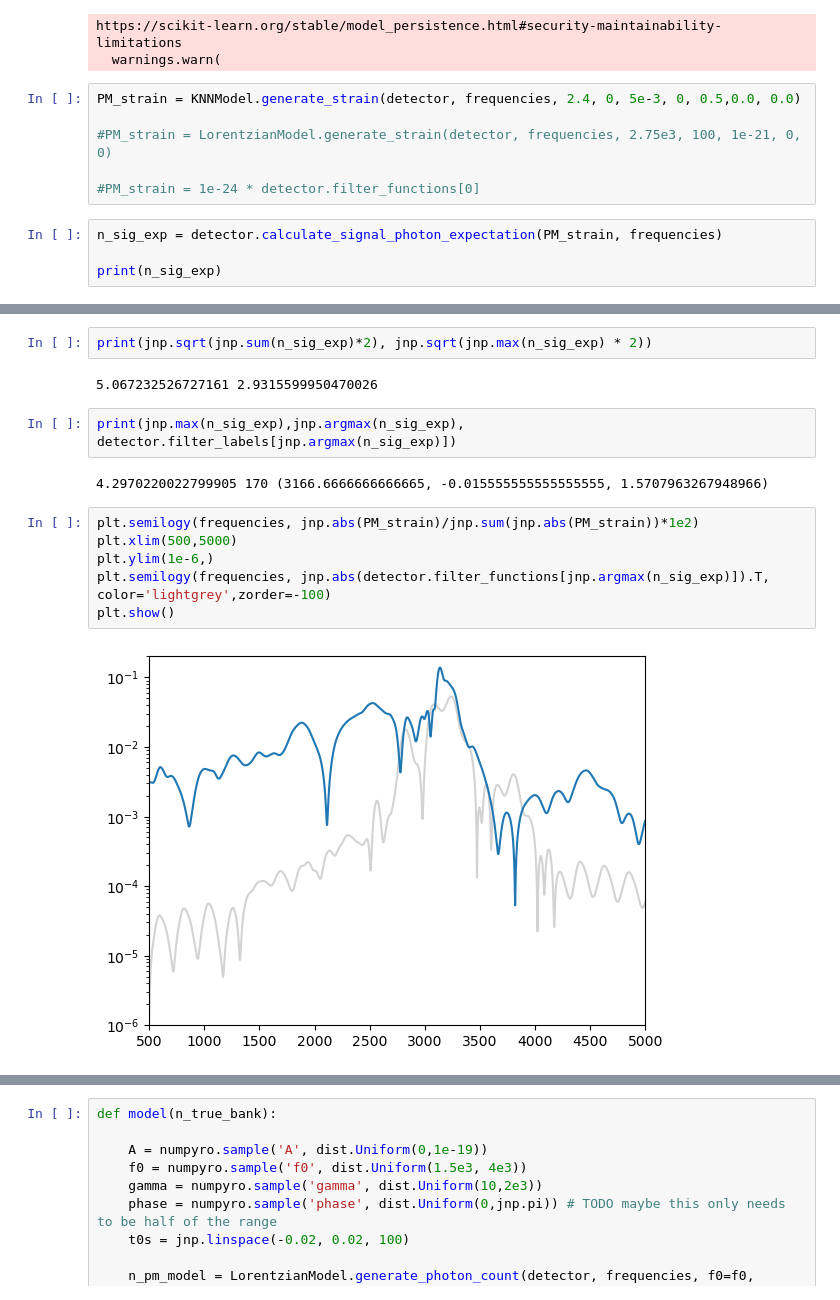
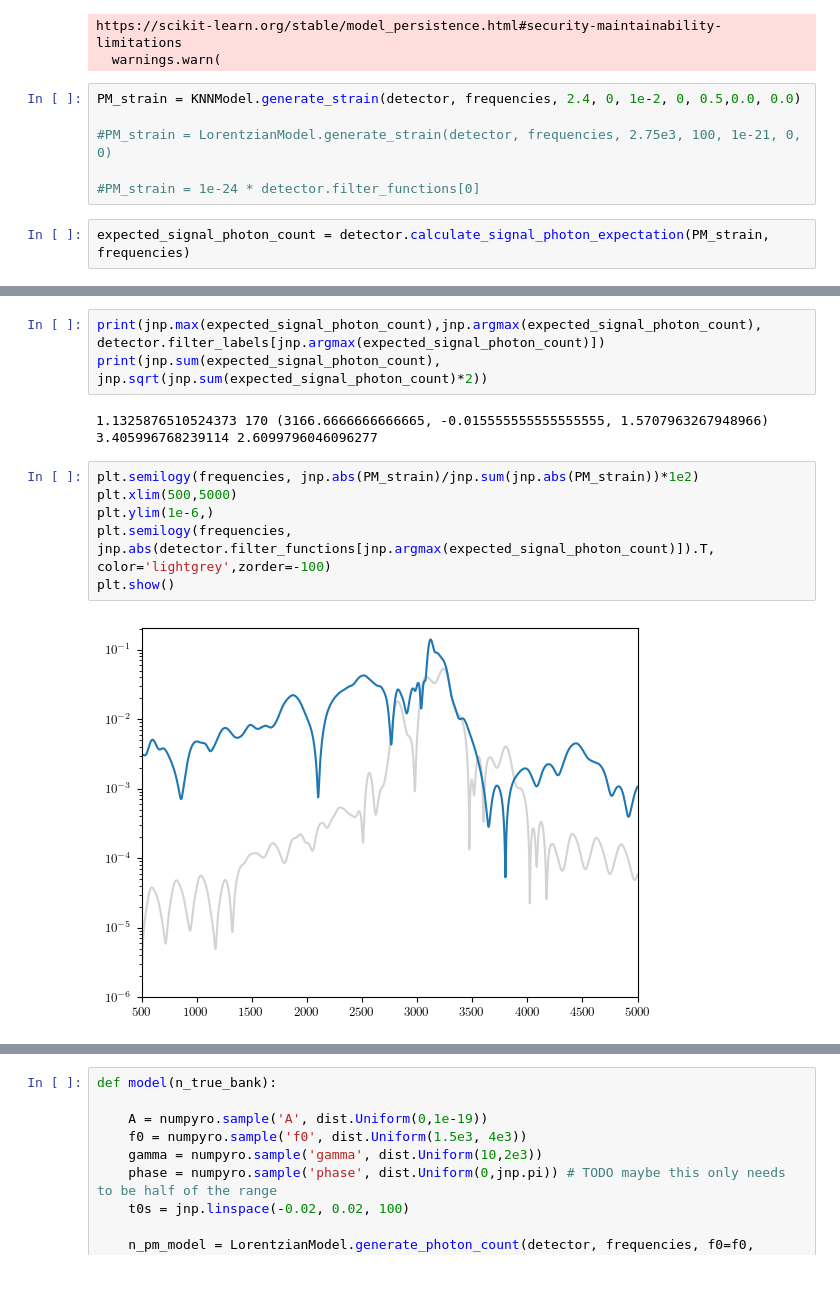
Before and after one commit to ethanpayne42/GWPhotonCounting, a Jupyter notebook: examples/simple_example.ipynb, the cells around one changed output, grey strips where cells are left out. Saved outputs shown, nothing was run; the diff lists cells and outputs as text.

Commit message:
updating with most functionality

```diff
--- a/examples/simple_example.ipynb
+++ b/examples/simple_example.ipynb
@@ -24,12 +37,10 @@ KNNModel = GWPhotonCounting.signal.PostMergerKNN()
 https://scikit-learn.org/stable/model_persistence.html#security-maintainability-limitations
   warnings.warn(
 # %%
-PM_strain = KNNModel.generate_strain(detector, frequencies, 2.4, 0, 5e-3, 0, 0.5,0.0, 0.0)
+PM_strain = KNNModel.generate_strain(detector, frequencies, 2.4, 0, 1e-2, 0, 0.5,0.0, 0.0)
 
 #PM_strain = LorentzianModel.generate_strain(detector, frequencies, 2.75e3, 100, 1e-21, 0, 0)
 
 #PM_strain = 1e-24 * detector.filter_functions[0]
 # %%
-n_sig_exp = detector.calculate_signal_photon_expectation(PM_strain, frequencies)
-
-print(n_sig_exp)
+expected_signal_photon_count = detector.calculate_signal_photon_expectation(PM_strain, frequencies)
@@ -54,16 +47,14 @@ print(n_sig_exp)
-# %%
-print(jnp.sqrt(jnp.sum(n_sig_exp)*2), jnp.sqrt(jnp.max(n_sig_exp) * 2))
-# %% [output]
-5.067232526727161 2.9315599950470026
 # %%
-print(jnp.max(n_sig_exp),jnp.argmax(n_sig_exp), detector.filter_labels[jnp.argmax(n_sig_exp)])
+print(jnp.max(expected_signal_photon_count),jnp.argmax(expected_signal_photon_count), detector.filter_labels[jnp.argmax(expected_signal_photon_count)])
+print(jnp.sum(expected_signal_photon_count), jnp.sqrt(jnp.sum(expected_signal_photon_count)*2))
 # %% [output]
-4.2970220022799905 170 (3166.6666666666665, -0.015555555555555555, 1.5707963267948966)
+1.1325876510524373 170 (3166.6666666666665, -0.015555555555555555, 1.5707963267948966)
+3.405996768239114 2.6099796046096277
 # %%
 plt.semilogy(frequencies, jnp.abs(PM_strain)/jnp.sum(jnp.abs(PM_strain))*1e2)
 plt.xlim(500,5000)
 plt.ylim(1e-6,)
-plt.semilogy(frequencies, jnp.abs(detector.filter_functions[jnp.argmax(n_sig_exp)]).T, color='lightgrey',zorder=-100)
+plt.semilogy(frequencies, jnp.abs(detector.filter_functions[jnp.argmax(expected_signal_photon_count)]).T, color='lightgrey',zorder=-100)
 plt.show()
 # %% [output]
-[figure, old version]
+[figure, new version]
```
Also changed, not shown: parts of 17 cells of this notebook, 6 other files.
